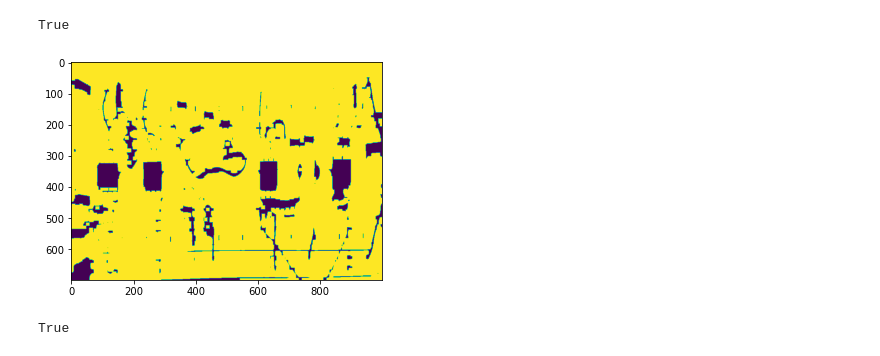
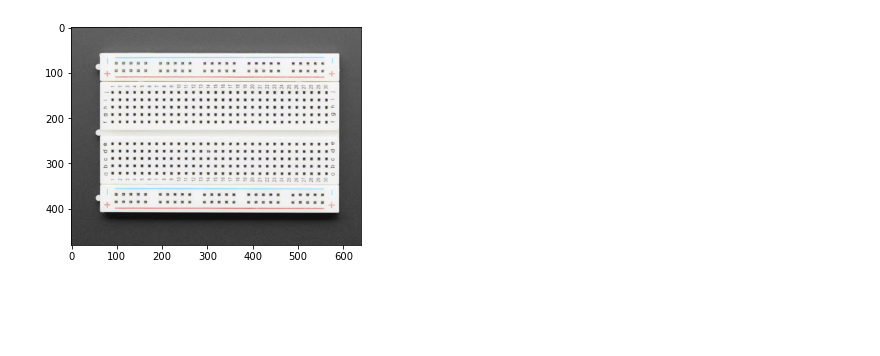
Before and after one commit to ingazhur/hardware-internal-tools, a Jupyter notebook: preprocessing_sandbox.ipynb, the cells around one changed output. Saved outputs shown, nothing was run; the diff lists cells and outputs as text; code cells hidden in the pictures; blank space fills up the shorter version.

```diff
--- a/preprocessing_sandbox.ipynb
+++ b/preprocessing_sandbox.ipynb
@@ -45,33 +7,9 @@ plt.show()
-# %%
-# save output to file
-cv2.imwrite('images/output.png', dst)
-# %% [output]
-True
-# %%
-# Load the image
-img = cv2.imread('images/output.png')
-
-# Convert the image to grayscale
-gray = cv2.cvtColor(img, cv2.COLOR_BGR2GRAY)
-
-# Apply binary thresholding to create a mask
-_, thresh = cv2.threshold(gray, 0, 255, cv2.THRESH_BINARY+cv2.THRESH_OTSU)
-
-# Apply morphological operations to clean up the mask
-kernel = np.ones((3,3), np.uint8)
-opening = cv2.morphologyEx(thresh, cv2.MORPH_OPEN, kernel, iterations=2)
-sure_bg_cropped = cv2.dilate(opening, kernel, iterations=3)
-
-# Show the original image with detected lines
-# display within the notebook
-%matplotlib inline
-import matplotlib.pyplot as plt
-plt.imshow(sure_bg_cropped)
-plt.show()
-# %% [output]
-[figure, removed]
-# %%
-# save sure_bg_cropped to file
-cv2.imwrite('images/sure_bg_cropped.png', sure_bg_cropped)
-# %% [output]
-True
+# %%
+img = cv2.imread('images/breadboard_plain.jpeg')
+img = cv2.cvtColor(img, cv2.COLOR_BGR2RGB)
+
+# display img
+plt.imshow(img)
+plt.show()
+# %% [output]
+[figure, added]
```
Also changed, not shown: parts of 9 cells of this notebook, 10 other files.
